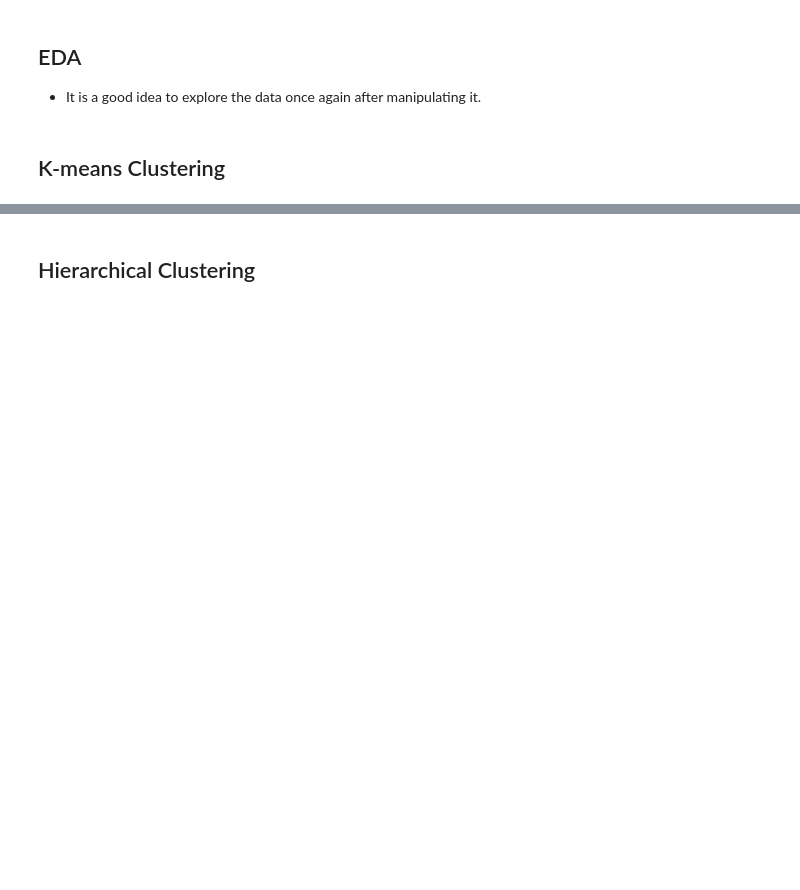
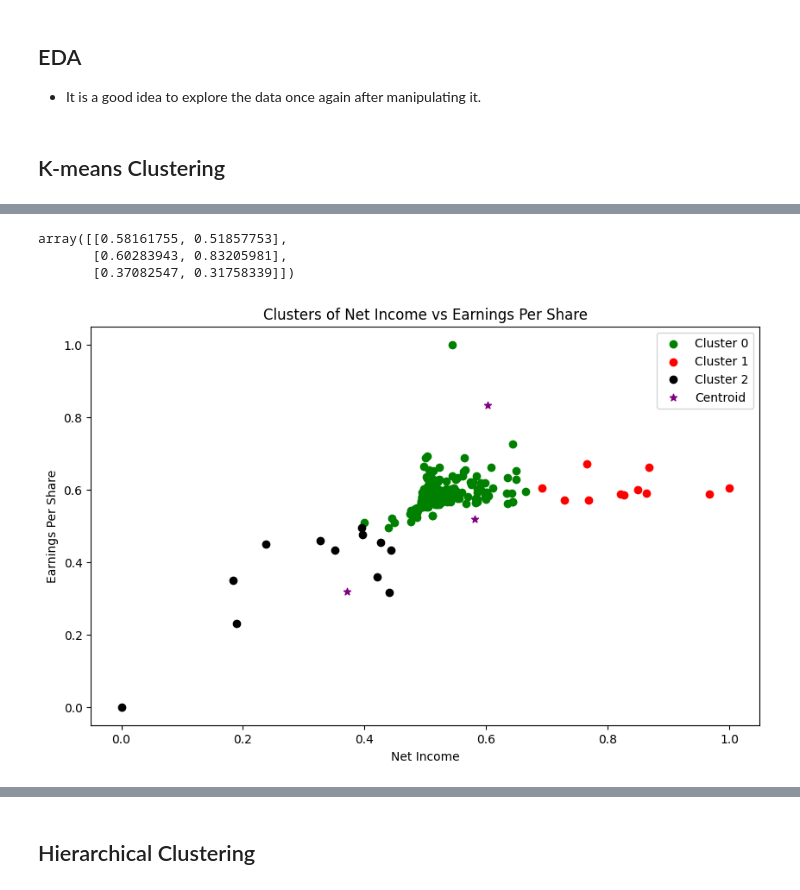
Before and after one commit to dunstanms/AI_BOOTCAMP, a Jupyter notebook: stock_data.ipynb, the cells around one changed output, grey strips where cells are left out. Saved outputs shown, nothing was run; the diff lists cells and outputs as text; code cells hidden in the pictures; blank space fills up the shorter version.

```diff
--- a/stock_data.ipynb
+++ b/stock_data.ipynb
@@ -294,0 +457,8 @@ df.duplicated().sum()
+# %%
+scaler = MinMaxScaler()
+
+scaler.fit(df[['Earnings Per Share']])
+df['Earnings Per Share'] = scaler.transform(df[['Earnings Per Share']])
+
+scaler.fit(df[['Net Income']])
+df['Net Income'] = scaler.transform(df[['Net Income']])
@@ -294,0 +474,4 @@ df.duplicated().sum()
+# %%
+km = KMeans(n_clusters=3)
+y_predicted = km.fit_predict(df[['Earnings Per Share','Net Income']])
+y_predicted
@@ -294,0 +495,3 @@ df.duplicated().sum()
+# %%
+df['cluster']=y_predicted
+df.head()
@@ -294,0 +505,31 @@ df.duplicated().sum()
+# %%
+km.cluster_centers_
+# %% [output]
+array([[0.58161755, 0.51857753],
+       [0.60283943, 0.83205981],
+       [0.37082547, 0.31758339]])
+# %%
+# Separate data points by clusters
+df1 = df[df['cluster'] == 0]
+df2 = df[df['cluster'] == 1]
+df3 = df[df['cluster'] == 2]
+
+# Plot data points for each cluster
+plt.figure(figsize=(10, 6))
+plt.scatter(df1['Net Income'], df1['Earnings Per Share'], color='green', label='Cluster 0')
+plt.scatter(df2['Net Income'], df2['Earnings Per Share'], color='red', label='Cluster 1')
+plt.scatter(df3['Net Income'], df3['Earnings Per Share'], color='black', label='Cluster 2')
+
+# Plot centroids
+plt.scatter(km.cluster_centers_[:, 0], km.cluster_centers_[:, 1], color='purple', marker='*', label='Centroid')
+
+# Add labels and legend
+plt.title('Clusters of Net Income vs Earnings Per Share')
+plt.xlabel('Net Income')
+plt.ylabel('Earnings Per Share')
+plt.legend()
+
+# Show plot
+plt.show()
+# %% [output]
+[figure, added]
```
Also changed, not shown: parts of 19 cells of this notebook.
